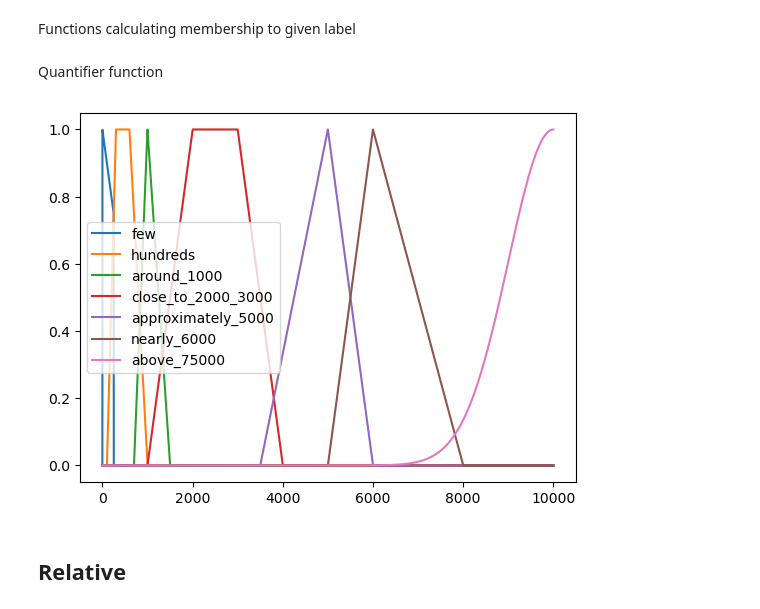
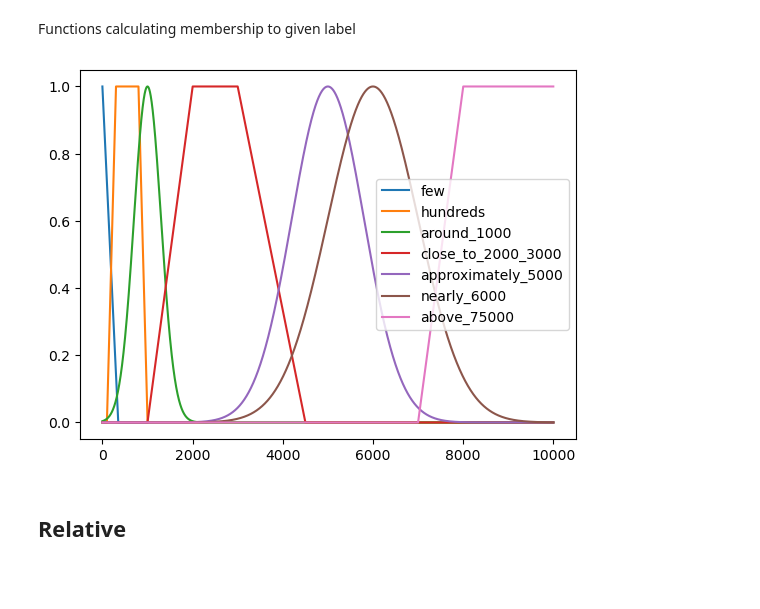
Before and after one commit to jkszymczak/KSR, a Jupyter notebook: projectTwo/dataBasePrep/prep.ipynb, the cells around one changed output. Cells and saved outputs as stored; diff of their text form; code cells hidden in the pictures; blank space fills up the shorter version.

```diff
--- a/projectTwo/dataBasePrep/prep.ipynb
+++ b/projectTwo/dataBasePrep/prep.ipynb
@@ -206,18 +218,20 @@ def gaussian(c,sigma):
 Functions calculating membership to given label
 # %%
 def few(x):
-    if 1 <= x <= 250:
-        return -0.001 * x + 1
-    else:
-        return 0
+    # if 1 <= x <= 250:
+    #     return -0.001 * x + 1
+    # else:
+    #     return 0
+    return triangle(0,0,350)(x)
 
 def hundreds(x):
 
-    return trapezoidal(100,300,600,1000)(x)
+    return trapezoidal(100,300,800,1000)(x)
 
 def around_1000(x):
 
-    return triangle(700,1000,1500)(x)
+    # return triangle(700,1000,1500)(x)
+    return gaussian(1000,300)(x)
 
 def close_to_2000_3000(x):
     # if 1000 <= x < 2000:
@@ -227,36 +241,41 @@ def close_to_2000_3000(x):
     # elif 3000 < x <= 4000:
     #     return -(1/1000) * x + 4
     # else:
     #     return 0
-    return trapezoidal(1000,2000,3000,4000)(x)
+    return trapezoidal(1000,2000,3000,4500)(x)
 
 def approximately_5000(x):
     # if 3500 <= x < 5000:
     #     return (1/1500) * x - 7/3
     # elif 5000 <= x <= 6000:
     #     return -(1/1000) * x + 6
     # else:
     #     return 0
-    return triangle(3500,5000,6000)(x)
+    # return triangle(3500,5000,6000)(x)
+    return gaussian(5000,800)(x)
+
 
 def nearly_6000(x):
     # if 5000 <= x <= 6000:
     #     return (1/1000) * x - 5
     # elif 6000 < x <= 8000:
     #     return -(1/2000) * x + 4
     # else:
     #     return 0
-    return triangle(5000,6000,8000)(x)
+    # return triangle(5000,6000,8000)(x)
+    return gaussian(6000,1000)(x)
 
 def above_75000(x):
     # if 7500 <= x < 9000:
     #     return ((17/37500000) * x)**2 + ((611/75000) * x) - (1780/(5*2))
     # elif 9000 <= x <= 10000:
     #     return 1
     # else:
     #     return 0
-    return gaussian(10000,1000)(x)
+    return trapezoidal(7000,8000,11000,11000)(x)
 
 labels = [few,hundreds,around_1000,close_to_2000_3000,approximately_5000,nearly_6000,above_75000]
+items = np.arange(0,10000)
+show_plots(items,labels)
+# %% [output]
+[figure, added]
-# %% [markdown]
-Quantifier function
@@ -273,10 +282,3 @@ def show_plots(xs,funcs):
-# %%
-items = np.arange(0,10000)
-handles = []
-
-show_plots(items,labels)
-# %% [output]
-[figure, removed]
 # %% [markdown]
 ## Relative
 # %%
```
Also changed, not shown: parts of 20 cells of this notebook.
